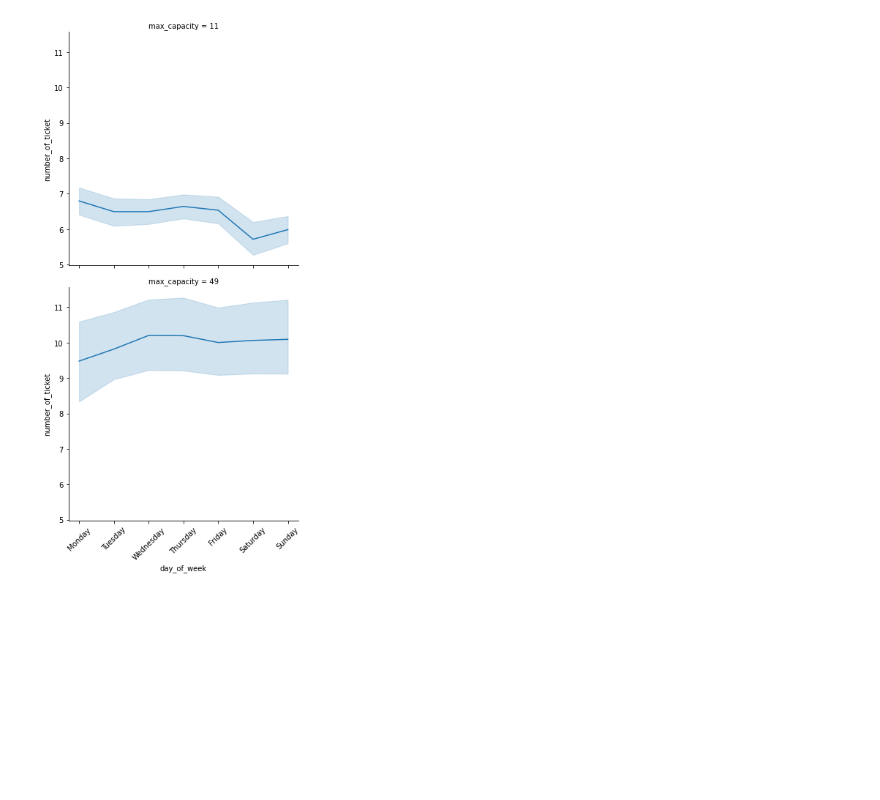
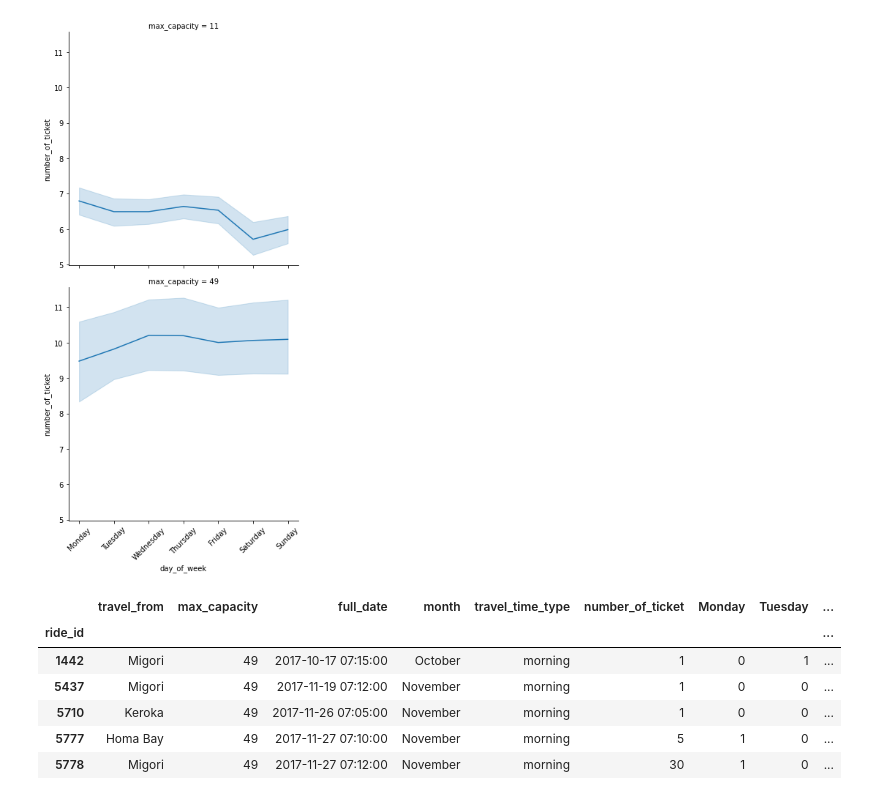
Before and after one commit to ixgroup3/Nairobi-Project-iX, a Jupyter notebook: Data_Cleaning_and_analysis.ipynb, the cells around one changed output. Drawn from its saved outputs; the diff is of its cells as text; code cells hidden in the pictures; blank space fills up the shorter version.

```diff
--- a/Data_Cleaning_and_analysis.ipynb
+++ b/Data_Cleaning_and_analysis.ipynb
@@ -301,3 +301,22 @@ ticket_per_day_line.set_xticklabels(rotation=45)
 # %% [output]
 <seaborn.axisgrid.FacetGrid at 0x...>
 [figure]
+# %%
+shelf_dummies = pd.get_dummies(train_revised.day_of_week)
+# %%
+train_revised['Monday'] = shelf_dummies['Monday']
+train_revised['Tuesday'] = shelf_dummies['Tuesday']
+train_revised['Wednesday'] = shelf_dummies['Wednesday']
+train_revised['Thursday'] = shelf_dummies['Thursday']
+train_revised['Friday'] = shelf_dummies['Friday']
+train_revised['Saturday'] = shelf_dummies['Saturday']
+train_revised.drop(columns='day_of_week', inplace=True)
+train_revised.head()
+# %% [output]
+|  | travel_from | max_capacity | full_date | month | travel_time_type | number_of_ticket | Monday | Tuesday | ... |
+| ride_id |  |  |  |  |  |  |  |  | ... |
+| 1442 | Migori | 49 | 2017-10-17 07:15:00 | October | morning | 1 | 0 | 1 | ... |
+| 5437 | Migori | 49 | 2017-11-19 07:12:00 | November | morning | 1 | 0 | 0 | ... |
+| 5710 | Keroka | 49 | 2017-11-26 07:05:00 | November | morning | 1 | 0 | 0 | ... |
+| 5777 | Homa Bay | 49 | 2017-11-27 07:10:00 | November | morning | 5 | 1 | 0 | ... |
+| 5778 | Migori | 49 | 2017-11-27 07:12:00 | November | morning | 30 | 1 | 0 | ... |
```
